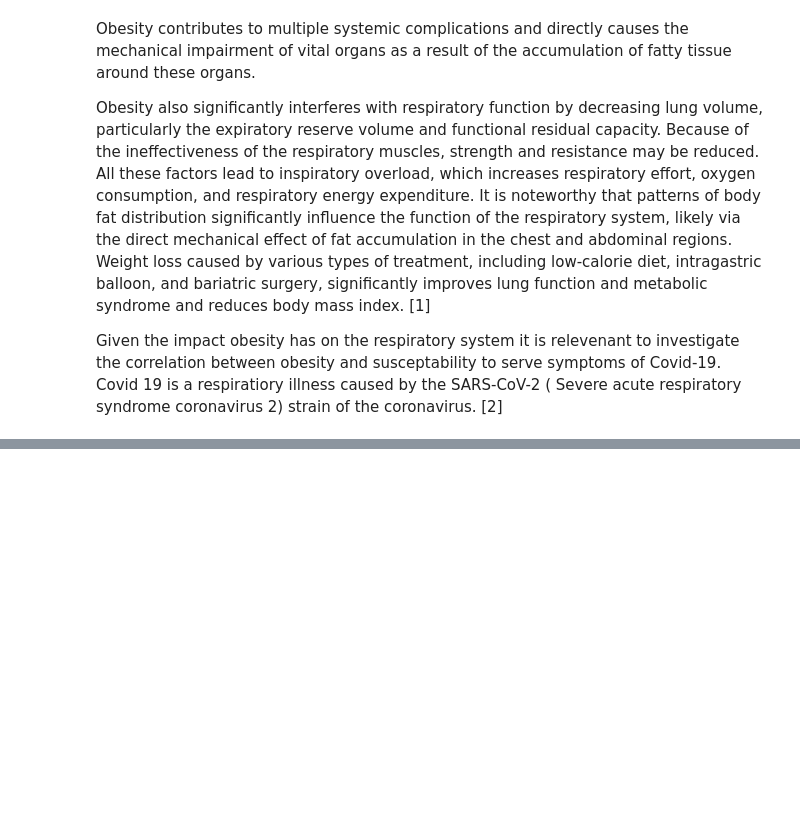
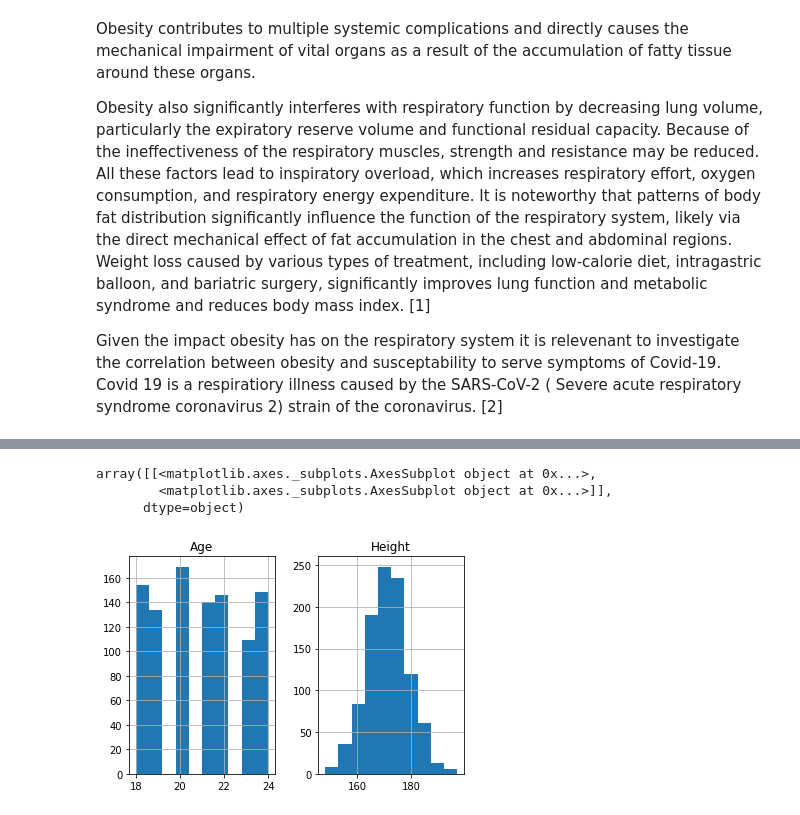
Before and after one commit to shaner1/ProgDA_Project_20, a Jupyter notebook: ProgDA_Project_2020.ipynb, the cells around one changed output, grey strips where cells are left out. Drawn from its saved outputs; the diff is of its cells as text; code cells hidden in the pictures; blank space fills up the shorter version.

```diff
--- a/ProgDA_Project_2020.ipynb
+++ b/ProgDA_Project_2020.ipynb
@@ -13,0 +78,9 @@ Given the impact obesity has on the respiratory system it is relevenant to inves
+# %%
+# To create my dataframe I need to initialize a list containing my parameters
+#parameters = [age]
+
+# Create the pandas DataFrame
+df = pd.DataFrame(age, columns = ['Age'])
+
+# print dataframe.
+df
@@ -13,0 +101,2 @@ Given the impact obesity has on the respiratory system it is relevenant to inves
+# %%
+df['Sex'] = rng.choice(s, 1000, p=[0.5, 0.5]).reshape(1000,1)
@@ -13,0 +119,8 @@ Given the impact obesity has on the respiratory system it is relevenant to inves
+# %%
+df['Height']= 0
+# %%
+for i in range(len(df)):
+    if df["Sex"][i]=="male":
+        df["Height"][i]=rng.normal(172,8)
+    else:
+        df["Height"][i]=rng.normal(172,8)
@@ -13,0 +152,7 @@ Given the impact obesity has on the respiratory system it is relevenant to inves
+# %%
+df.hist()
+# %% [output]
+array([[<matplotlib.axes._subplots.AxesSubplot object at 0x...>,
+        <matplotlib.axes._subplots.AxesSubplot object at 0x...>]],
+      dtype=object)
+[figure, added]
```
Also changed, not shown: parts of 31 cells of this notebook.
